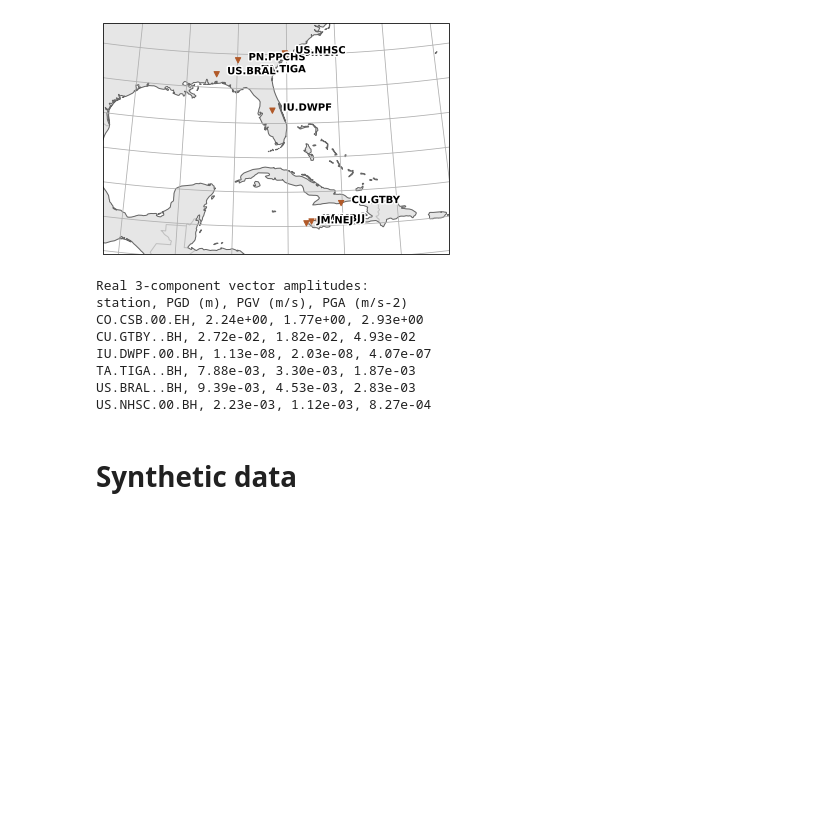
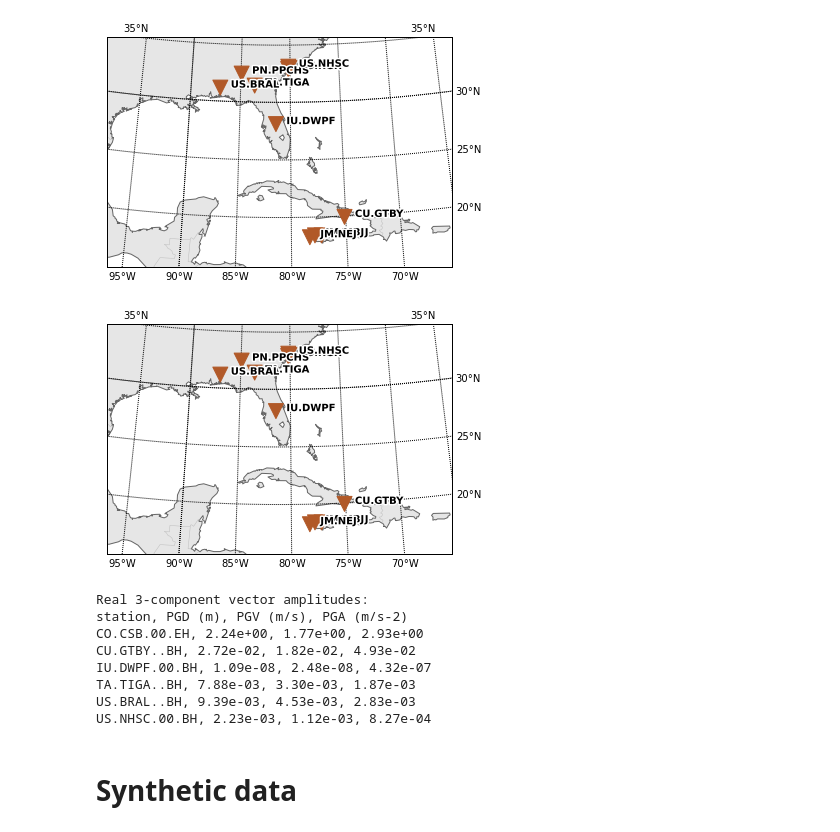
Before and after one commit to gthompson/kitchensinkGT, a Jupyter notebook: PROJECTS/SteveKrupa/analyze_haiti_2010.ipynb, the cells around one changed output. Saved outputs shown, nothing was run; the diff lists cells and outputs as text; code cells hidden in the pictures; blank space fills up the shorter version.

```diff
--- a/PROJECTS/SteveKrupa/analyze_haiti_2010.ipynb
+++ b/PROJECTS/SteveKrupa/analyze_haiti_2010.ipynb
@@ -75,23 +76,24 @@ Phase           Predicted arrival time on 2010/01/12
 # %%
 # get seismic station inventory around South Florida
 client = Client("IRIS")
 searchRadius = 8 #12 # degrees
 stationXMLfile = '20100112_haiti_eq_%ddegrees.xml' % searchRadius
 if os.path.exists(stationXMLfile):
     invFL = read_inventory(stationXMLfile)
 else:
     invFL = ls.get_FDSN_inventory(client, haitiEQ['otime'], stationXMLfile, '??', l31nn['lat'], l31nn['lon'], searchRadius, 3600 * 12, 3600 * 12 )
 
 invFL = invFL.remove(network='SY') # remove synthetic seismograms - they are blank anyway
 invFL = invFL.select(channel="[BESH]H[ZNE12RT]") # select only the seismic channels
 # not that inventories are not modified in place. results have to be assigned to a variable.
-#print(invFL)
-#invFL.plot(projection='local')
-invFL.plot(outfile=stationXMLfile.replace('.xml','.png'),projection='local',resolution='h',size=28);
+invFL.plot(projection='local');
+#invFL.plot(outfile=stationXMLfile.replace('.xml','.png'),projection='local',resolution='h',size=28);
 # %% [output]
-[figure, old version]
+[figure, new version]
+[figure, added]
 # %%
 # get corresponding raw seismic data
+from metrics import max_3c
 trace_ids = ls.inventory2traceid(invFL)
 rawfile = '20100112_haiti_eq_%ddegrees.mseed' % searchRadius
 if os.path.exists(rawfile):
@@ -150,9 +152,9 @@ for tr in stZ:
     thisID = tr.id[:-1]
     #st3c = stD.select(id = '%s[ENZ12RT]' % thisID)
     st3c = stD.copy().select(id = '%s[ENZ12RT]' % thisID)
-    md = ls.max_3c(st3c)
-    mv = ls.max_3c(st3c.differentiate())
-    ma = ls.max_3c(st3c.differentiate())
+    md = metrics.max_3c(st3c)
+    mv = metrics.max_3c(st3c.differentiate())
+    ma = metrics.max_3c(st3c.differentiate())
     print('%s, %4.2e, %4.2e, %4.2e' % (thisID, md[0], mv[0], ma[0]))
     tr.stats['PGD'] = md[0]
     tr.stats['PGV'] = mv[0]
@@ -162,7 +164,7 @@ Real 3-component vector amplitudes:
 station, PGD (m), PGV (m/s), PGA (m/s-2)
 CO.CSB.00.EH, 2.24e+00, 1.77e+00, 2.93e+00
 CU.GTBY..BH, 2.72e-02, 1.82e-02, 4.93e-02
-IU.DWPF.00.BH, 1.13e-08, 2.03e-08, 4.07e-07
+IU.DWPF.00.BH, 1.09e-08, 2.48e-08, 4.32e-07
 TA.TIGA..BH, 7.88e-03, 3.30e-03, 1.87e-03
 US.BRAL..BH, 9.39e-03, 4.53e-03, 2.83e-03
 US.NHSC.00.BH, 2.23e-03, 1.12e-03, 8.27e-04
```
Also changed, not shown: parts of 4 cells of this notebook, 3 other files.
